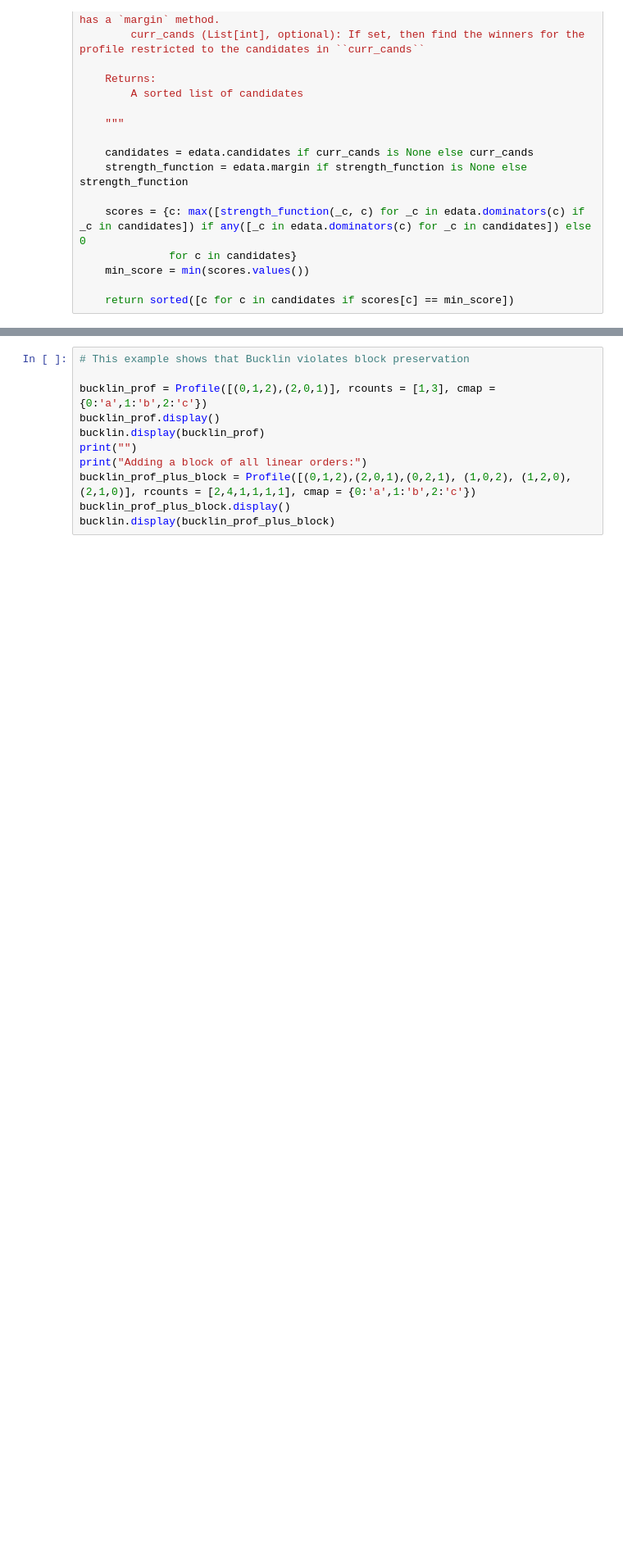
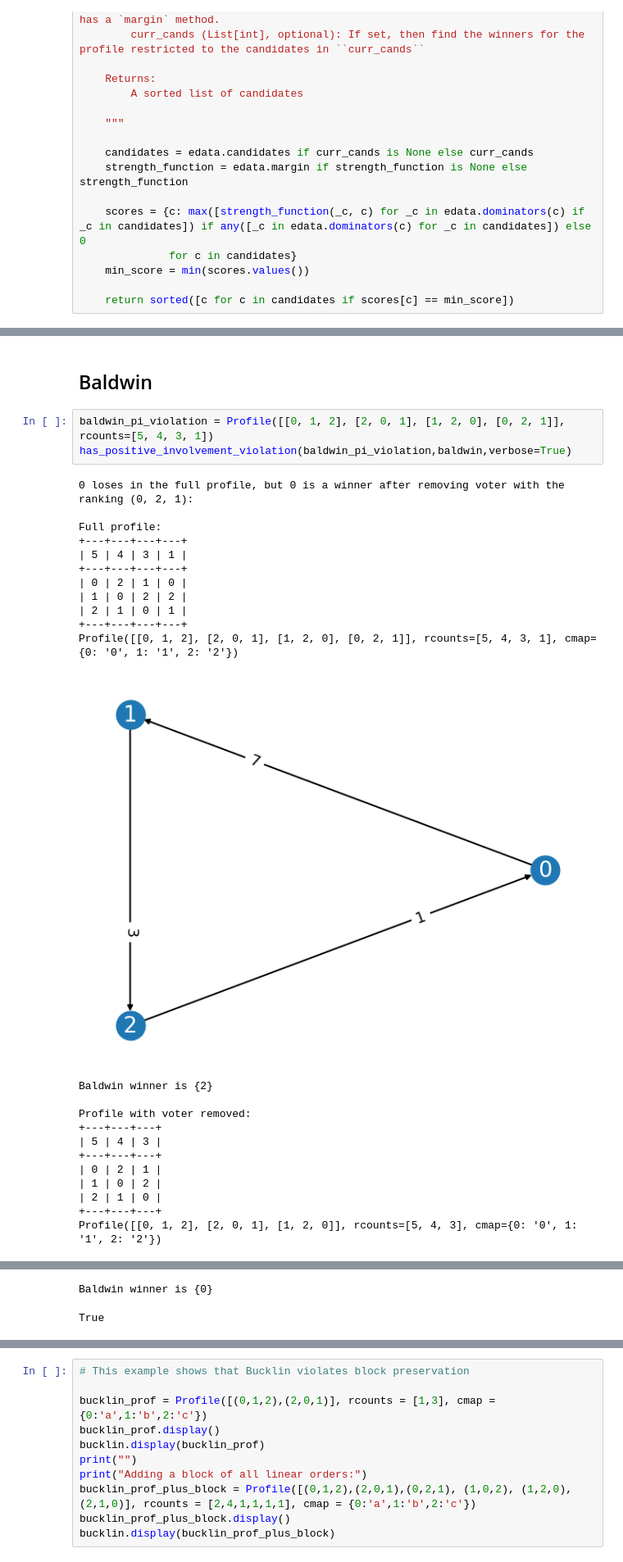
Before and after one commit to wesholliday/may-minimax, a Jupyter notebook: may-minimax.ipynb, the cells around one changed output, grey strips where cells are left out. Shown at 82% size. Cells and saved outputs as stored; diff of their text form; blank space fills up the shorter version.

```diff
--- a/may-minimax.ipynb
+++ b/may-minimax.ipynb
@@ -53,0 +154,29 @@ def minimax(edata, curr_cands = None, strength_function = None):
+# %% [markdown]
+## Baldwin
+# %%
+baldwin_pi_violation = Profile([[0, 1, 2], [2, 0, 1], [1, 2, 0], [0, 2, 1]], rcounts=[5, 4, 3, 1])
+has_positive_involvement_violation(baldwin_pi_violation,baldwin,verbose=True)
+# %% [output]
+0 loses in the full profile, but 0 is a winner after removing voter with the ranking (0, 2, 1):
+
+Full profile:
++---+---+---+---+
+| 5 | 4 | 3 | 1 |
++---+---+---+---+
+| 0 | 2 | 1 | 0 |
+| 1 | 0 | 2 | 2 |
+| 2 | 1 | 0 | 1 |
++---+---+---+---+
+Profile([[0, 1, 2], [2, 0, 1], [1, 2, 0], [0, 2, 1]], rcounts=[5, 4, 3, 1], cmap={0: '0', 1: '1', 2: '2'})
+[figure, added]
+Baldwin winner is {2}
+
+Profile with voter removed:
++---+---+---+
+| 5 | 4 | 3 |
++---+---+---+
+| 0 | 2 | 1 |
+| 1 | 0 | 2 |
+| 2 | 1 | 0 |
++---+---+---+
+Profile([[0, 1, 2], [2, 0, 1], [1, 2, 0]], rcounts=[5, 4, 3], cmap={0: '0', 1: '1', 2: '2'})
@@ -53,0 +184,2 @@ def minimax(edata, curr_cands = None, strength_function = None):
+Baldwin winner is {0}
+True
```
Also changed, not shown: parts of 32 cells of this notebook.
